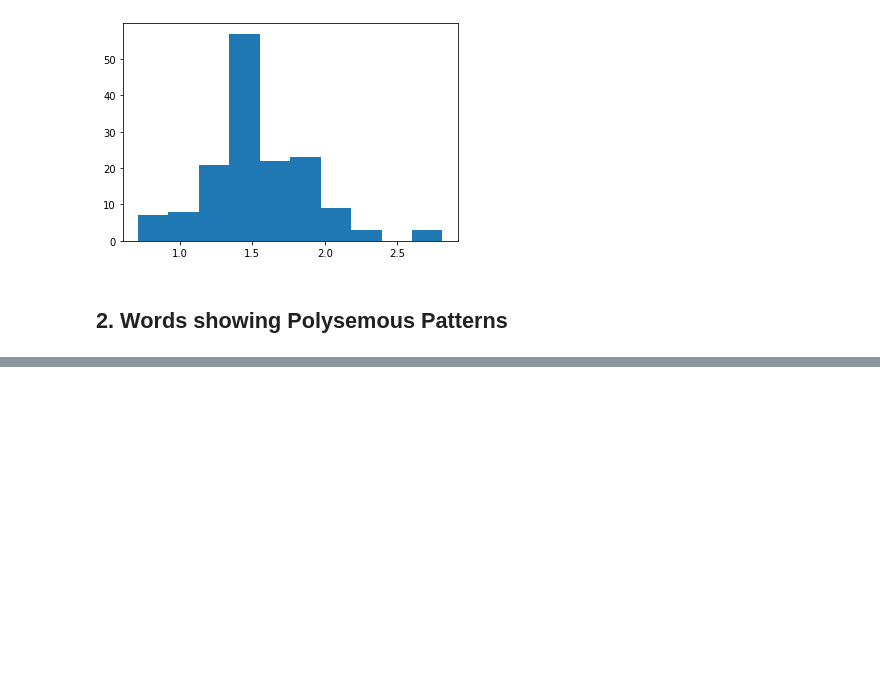
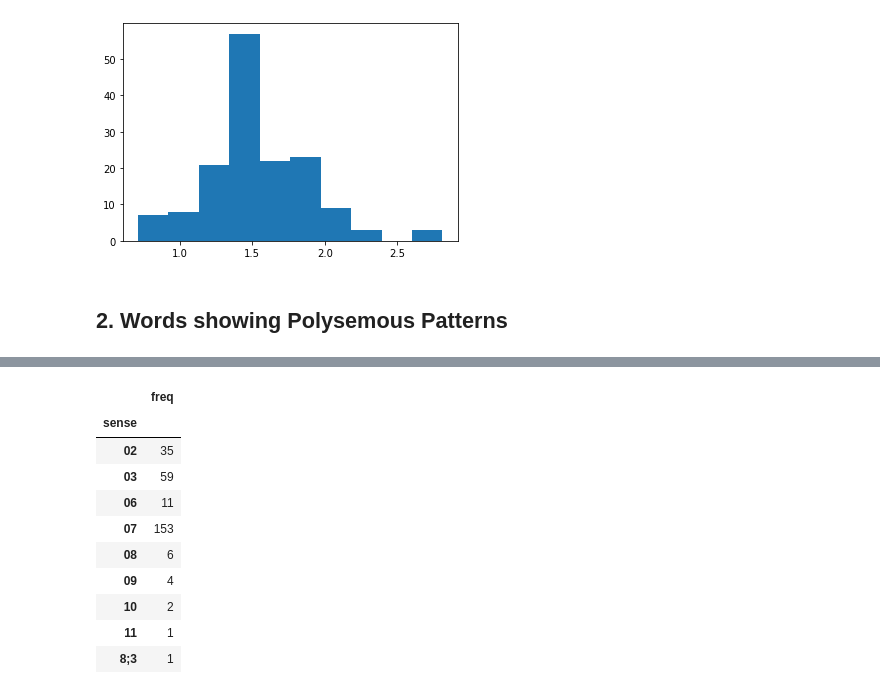
Before and after one commit to sathvikn/bert-wordsense, a Jupyter notebook: codebase/notebooks/choose_words.ipynb, the cells around one changed output, grey strips where cells are left out. Drawn from its saved outputs; the diff is of its cells as text; code cells hidden in the pictures; blank space fills up the shorter version.

```diff
--- a/codebase/notebooks/choose_words.ipynb
+++ b/codebase/notebooks/choose_words.ipynb
@@ -163,0 +182,5 @@ plt.hist(df['entropy'])
+# %%
+def find_type_cnts(word, pos):
+    df = tags[(tags['word'] == word) & (tags['pos'] == pos)]
+    sense_freqs = df.groupby('sense').agg('count')
+    return sense_freqs.drop(['word', 'pos'], axis = 1).rename({'lemma':'freq'}, axis = 1)
@@ -163,0 +271,14 @@ plt.hist(df['entropy'])
+# %%
+find_type_cnts('start', 'v')
+# %% [output]
+|  | freq |
+| sense |  |
+| 02 | 35 |
+| 03 | 59 |
+| 06 | 11 |
+| 07 | 153 |
+| 08 | 6 |
+| 09 | 4 |
+| 10 | 2 |
+| 11 | 1 |
+| 8;3 | 1 |
```
Also changed, not shown: parts of 22 cells of this notebook.
